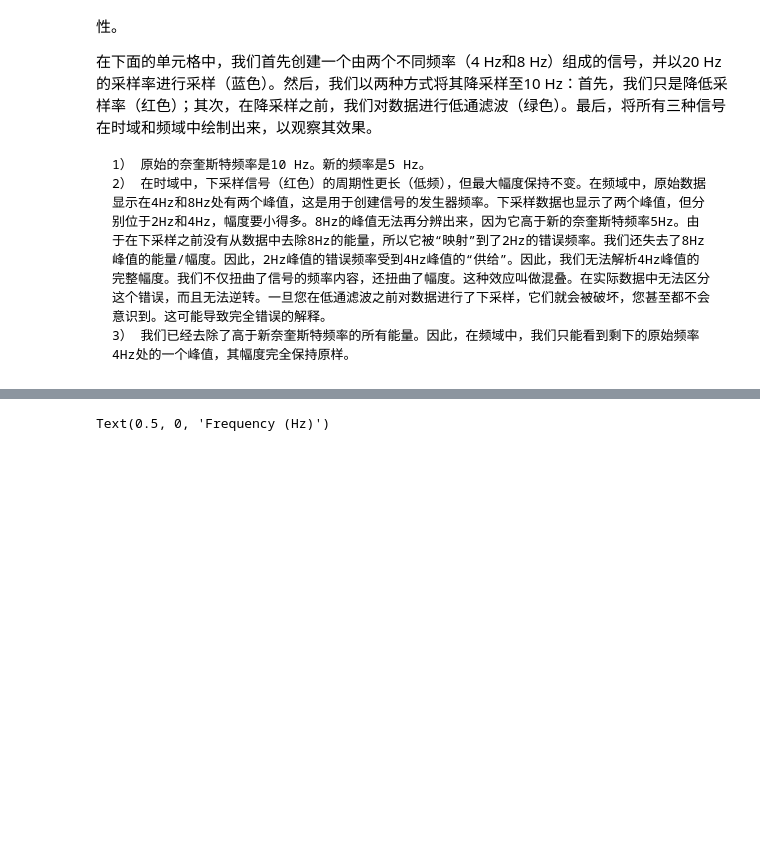
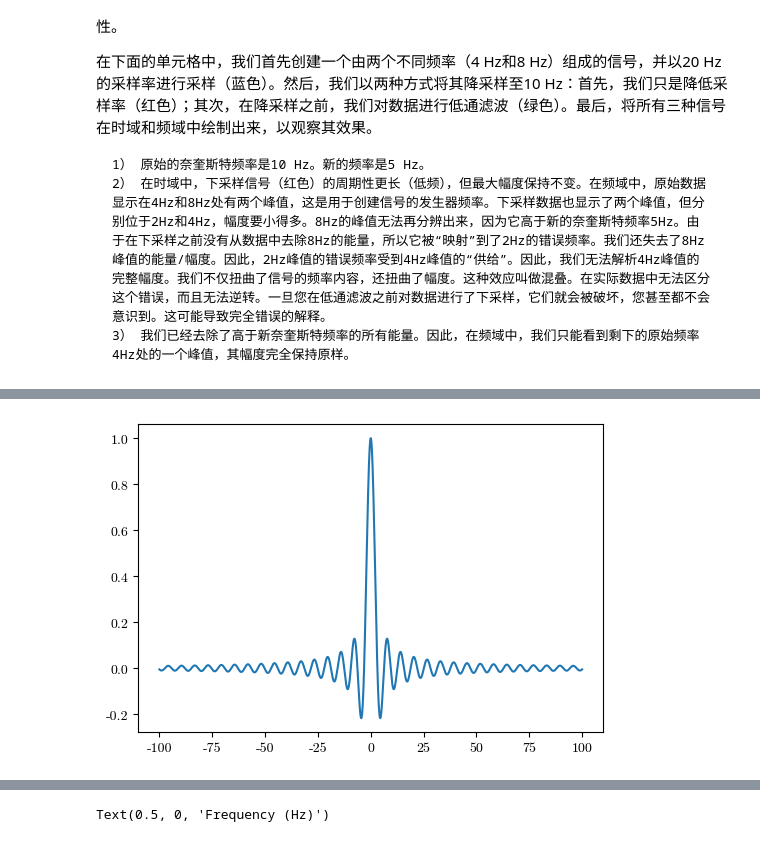
Before and after one commit to sssfeather/exerc, a Jupyter notebook: ipynb/ex_03_resample.ipynb, the cells around one changed output, grey strips where cells are left out. Drawn from its saved outputs; the diff is of its cells as text; code cells hidden in the pictures; blank space fills up the shorter version.

```diff
--- a/ipynb/ex_03_resample.ipynb
+++ b/ipynb/ex_03_resample.ipynb
@@ -96,3 +102,12 @@ plt.show()
+# %%
+x = np.arange(-100, 100, 0.01)
+y = np.sin(x) / x
+plt.rcParams['figure.figsize'] = 6, 4
+fig, ax = plt.subplots()
+ax.plot(x, y)
+plt.show()
+# %% [output]
+[figure, added]
 # %%
 tr=read("../data/detrend_test_stream.mseed")[0]
 new_rate = 20
```
Also changed, not shown: parts of 11 cells of this notebook, 28 other files.
